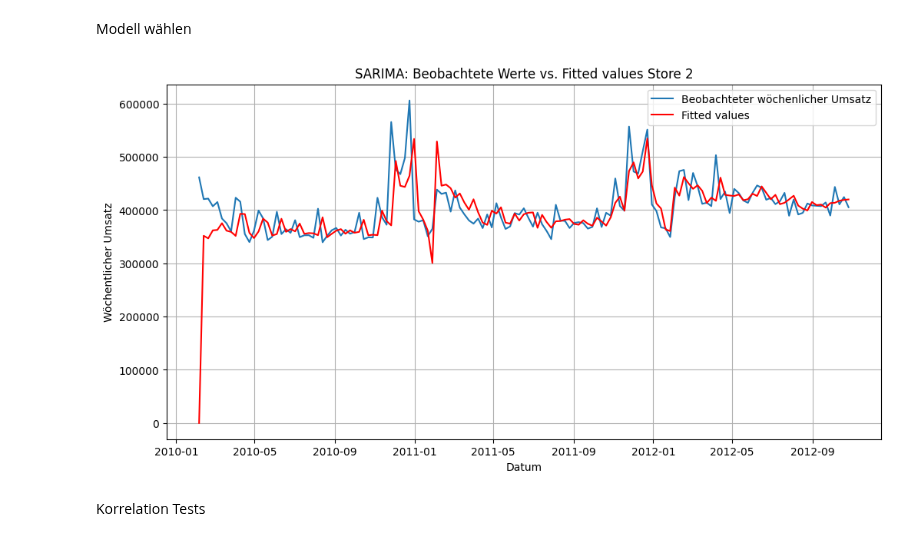
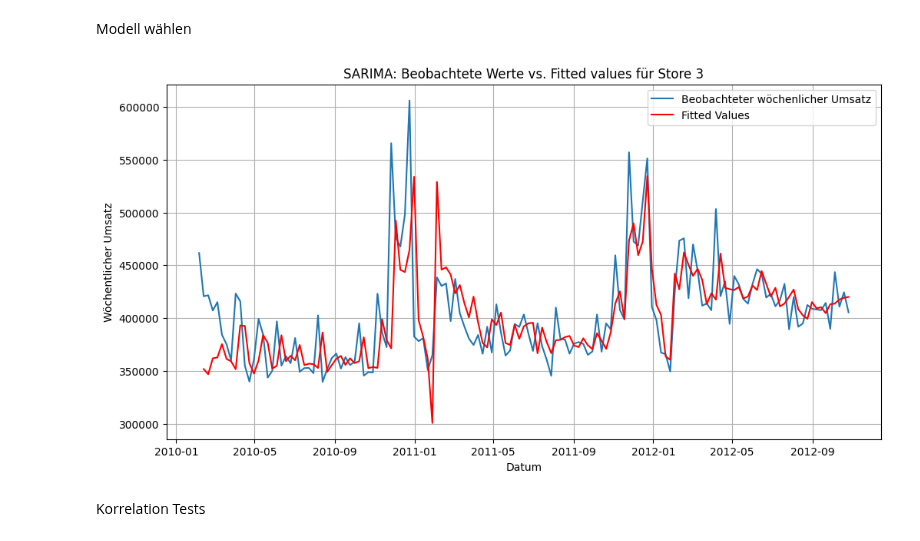
Before and after one commit to netalivo/Bachelor, a Jupyter notebook: main_single_store.ipynb, the cells around one changed output. Saved outputs shown, nothing was run; the diff lists cells and outputs as text; code cells hidden in the pictures.

Commit message:
removed first residual value

```diff
--- a/main_single_store.ipynb
+++ b/main_single_store.ipynb
@@ -99,22 +99,23 @@ Modell wählen
 # %%
 #residuen = naiv_resid
 #fitted_values = naiv_fitted
 residuen = sarima_resid
 fitted_values = sarima_fitted
-#print(residuen)
 
+residuen = residuen.iloc[1:]
+fitted_values = fitted_values.iloc[1:]
 
 plt.figure(figsize=(12, 6))
 plt.plot(sales, label='Beobachteter wöchenlicher Umsatz')
-plt.plot(fitted_values, color='red', label='Fitted values')
-plt.title('SARIMA: Beobachtete Werte vs. Fitted values Store 2')
+plt.plot(fitted_values, color='red', label='Fitted Values')
+plt.title('SARIMA: Beobachtete Werte vs. Fitted values für Store {}'.format(store_number))
 plt.xlabel('Datum')
 plt.ylabel('Wöchentlicher Umsatz')
 plt.legend()
 plt.grid(True)
 plt.show()
 # %% [output]
-[figure, old version]
+[figure, new version]
 # %% [markdown]
 Korrelation Tests
 # %%
```
Also changed, not shown: parts of 5 cells of this notebook, 2 other files.
